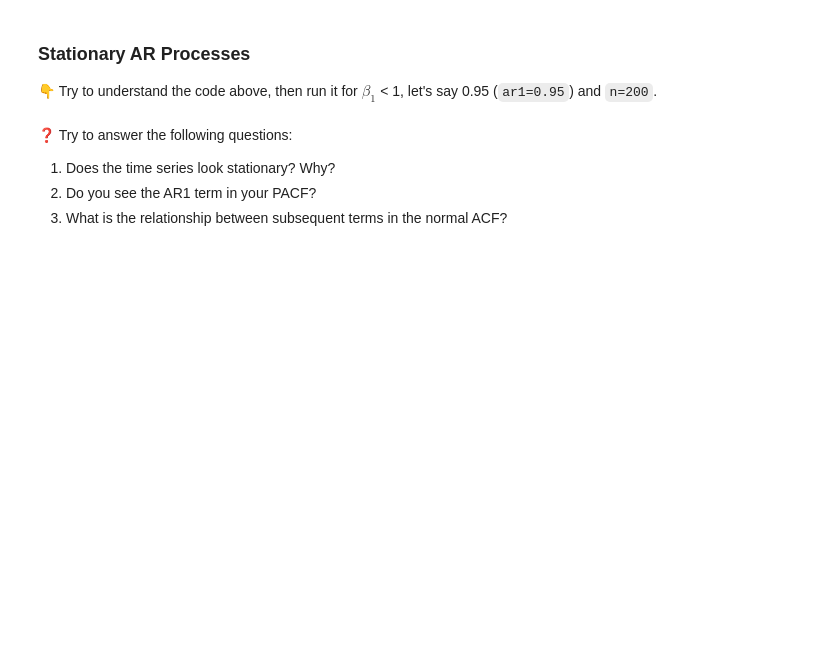
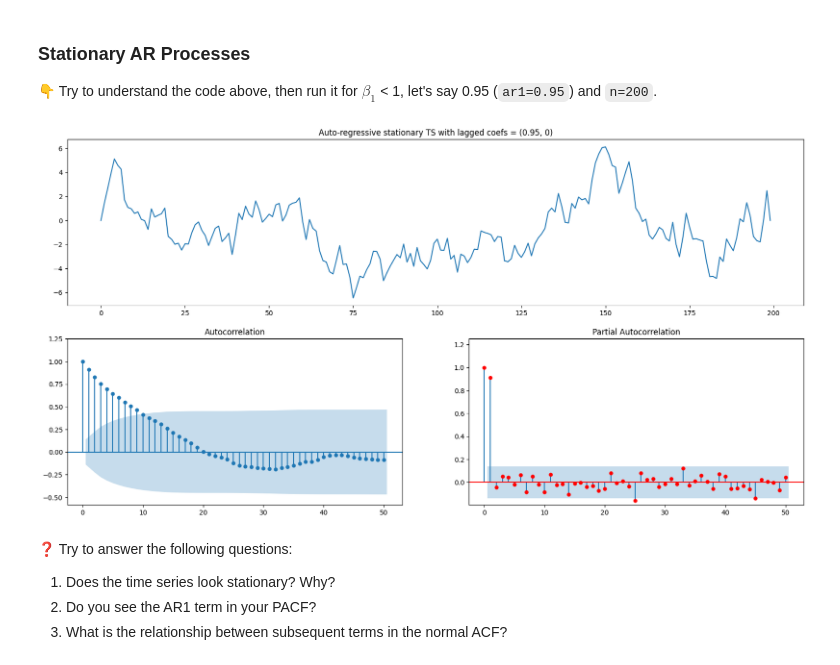
Before and after one commit to Juancorreav/data-artificial-time-series, a Jupyter notebook: artificial_time_series.ipynb, the cells around one changed output. Cells and saved outputs as stored; diff of their text form; code cells hidden in the pictures; blank space fills up the shorter version.

```diff
--- a/artificial_time_series.ipynb
+++ b/artificial_time_series.ipynb
@@ -57,3 +55,7 @@ def plot_ar_process(ar1, ar2=0, diff=0, n=500, mu=0, sigma=1, show_plot=True, re
+# %%
+plot_ar_process(ar1=0.95, n=200)
+# %% [output]
+[figure, added]
 # %% [markdown]
 ❓️ Try to answer the following questions:
 
```
Also changed, not shown: parts of 38 cells of this notebook.
